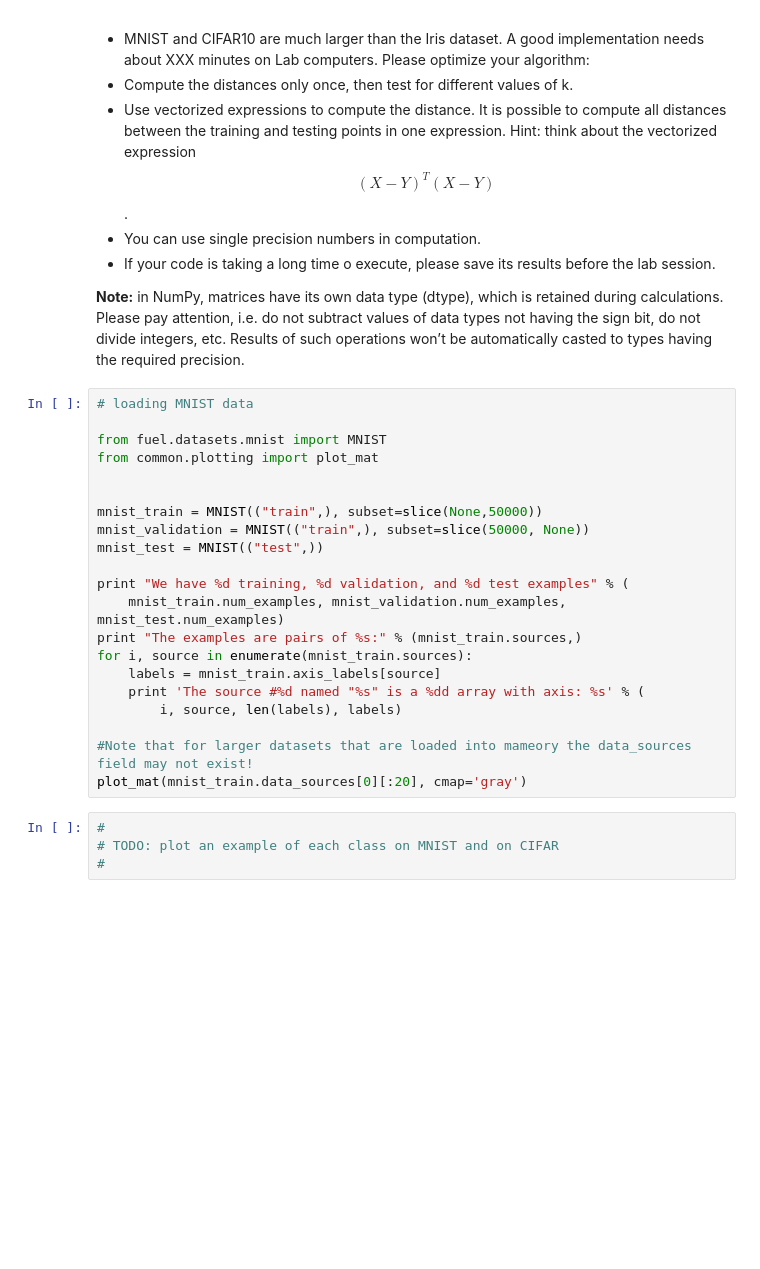
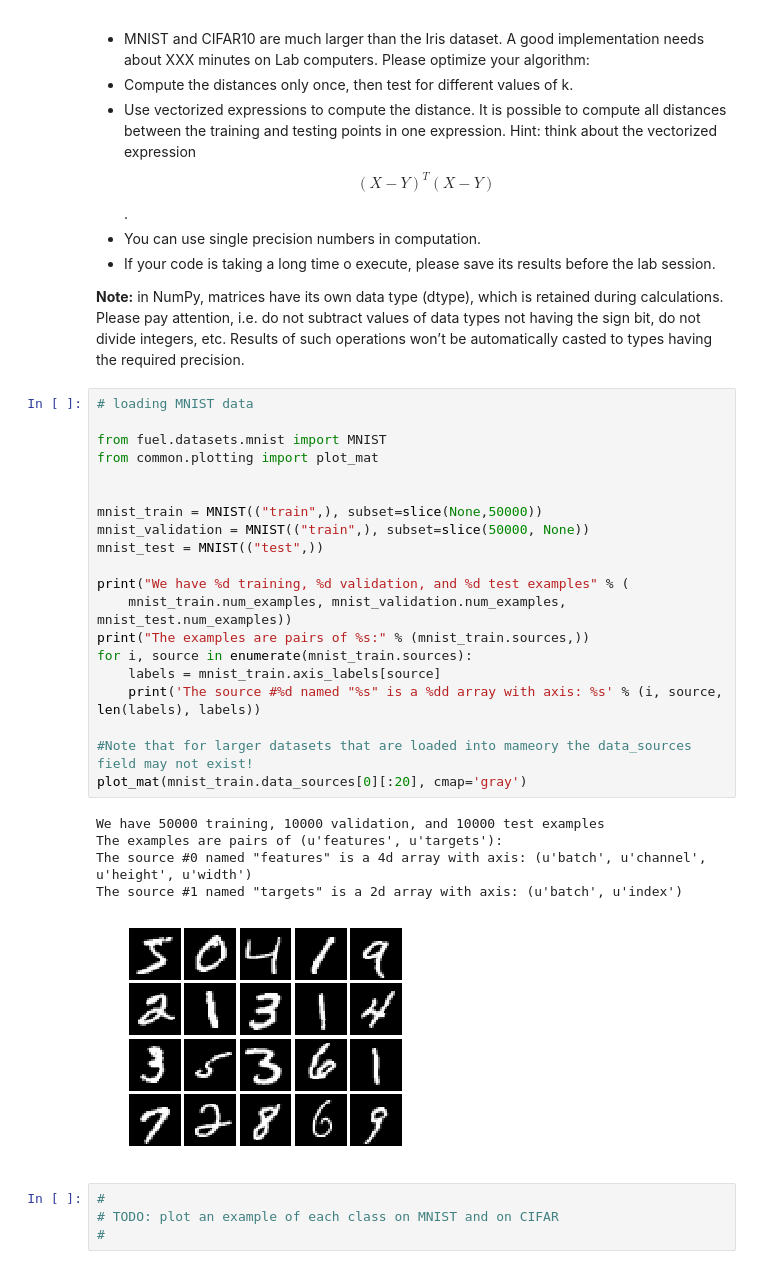
Before and after one commit to swistak35/nn_assignments, a Jupyter notebook: assignment1/Assignment1.ipynb, the cells around one changed output. Saved outputs shown, nothing was run; the diff lists cells and outputs as text; blank space fills up the shorter version.

```diff
--- a/assignment1/Assignment1.ipynb
+++ b/assignment1/Assignment1.ipynb
@@ -398,24 +398,29 @@ automatically casted to types having the required precision.
 # %%
 # loading MNIST data
 
 from fuel.datasets.mnist import MNIST
 from common.plotting import plot_mat
 
 
 mnist_train = MNIST(("train",), subset=slice(None,50000))
 mnist_validation = MNIST(("train",), subset=slice(50000, None))
 mnist_test = MNIST(("test",))
 
-print "We have %d training, %d validation, and %d test examples" % (
-    mnist_train.num_examples, mnist_validation.num_examples, mnist_test.num_examples)
-print "The examples are pairs of %s:" % (mnist_train.sources,)
+print("We have %d training, %d validation, and %d test examples" % (
+    mnist_train.num_examples, mnist_validation.num_examples, mnist_test.num_examples))
+print("The examples are pairs of %s:" % (mnist_train.sources,))
 for i, source in enumerate(mnist_train.sources):
     labels = mnist_train.axis_labels[source]
-    print 'The source #%d named "%s" is a %dd array with axis: %s' % (
-        i, source, len(labels), labels)
+    print('The source #%d named "%s" is a %dd array with axis: %s' % (i, source, len(labels), labels))
 
 #Note that for larger datasets that are loaded into mameory the data_sources field may not exist!
 plot_mat(mnist_train.data_sources[0][:20], cmap='gray')
+# %% [output]
+We have 50000 training, 10000 validation, and 10000 test examples
+The examples are pairs of (u'features', u'targets'):
+The source #0 named "features" is a 4d array with axis: (u'batch', u'channel', u'height', u'width')
+The source #1 named "targets" is a 2d array with axis: (u'batch', u'index')
+[figure, added]
 # %%
 #
 # TODO: plot an example of each class on MNIST and on CIFAR
```
